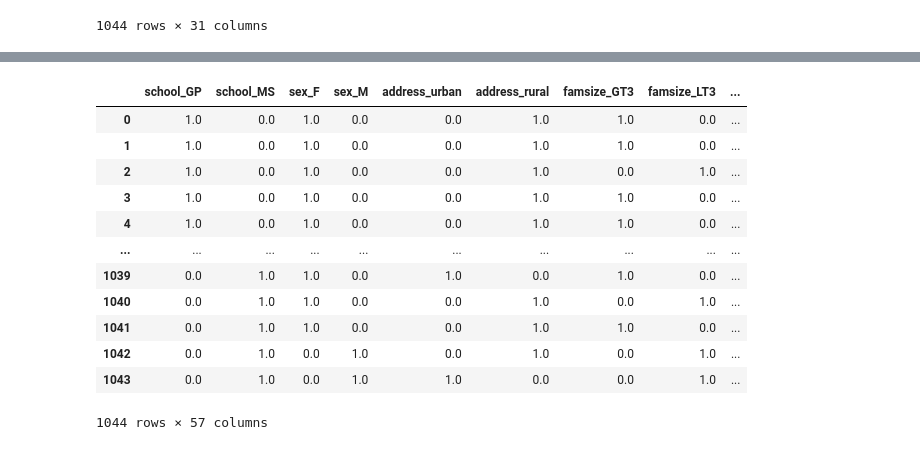
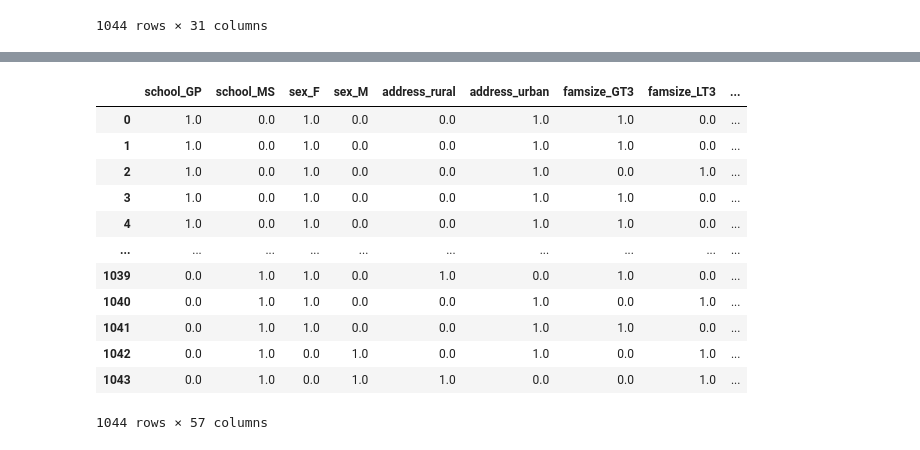
Before and after one commit to MShimer33/MachineLearningFinalProject, a Jupyter notebook: education.ipynb, the cells around one changed output, grey strips where cells are left out. Saved outputs shown, nothing was run; the diff lists cells and outputs as text; code cells hidden in the pictures.

Commit message:
Fixed order of feature names from preprocessor

```diff
--- a/education.ipynb
+++ b/education.ipynb
@@ -188,11 +177,8 @@ data.head(100)
 
 class RemoveUnwantedFeatures(BaseEstimator, TransformerMixin):
     """
-    Removes samples with outliers in the max_temp feature. All samples with a higher max_temp than
-    max_value and a lower max_temp than min_value. If either of those values is None,
-    that bound is not used. By default this removes nothing.
-
-    This operates during fit() only and not transform().
+    Drops the unwanted features. Since our target feature is the final grade we will not need
+    the first and second semester grades. So this will remove "G1" and "G2".
     """
     def __init__(self, features=None):
         super().__init__()
@@ -207,7 +193,7 @@ class RemoveUnwantedFeatures(BaseEstimator, TransformerMixin):
 
 class ConvertNumbersToIntegers(BaseEstimator, TransformerMixin):
     """
-    Takes the log of features to convert them from a log distribution to a normal distribution
+    Converts all numerical objects to objects of type int.
     """
     def __init__(self):
         super().__init__()
@@ -239,7 +225,7 @@ class LogTransformData(BaseEstimator, TransformerMixin):
 
 class ConvertToDataFrame(BaseEstimator, TransformerMixin):
     """
-    After running imputer the DateFrame is converted to a numpy array, this function converts the
+    After running oneHotEncoder the DateFrame is converted to a numpy array, this function converts the
     numpy array back into a DataFrame
     """
     def __init__(self):
@@ -248,36 +234,35 @@ class ConvertToDataFrame(BaseEstimator, TransformerMixin):
     def fit(self, X, y=None, **kwargs): return self
 
     def transform(self, X):
-        #X = X.copy()
-        X = pd.DataFrame(X, columns=["school_GP", "school_MS", "sex_F", "sex_M", "address_urban", "address_rural", "famsize_GT3", "famsize_LT3", "Pstatus_apart", "Pstatus_together",
-    "Mjob_home", "Mjob_health", "Mjob_other", "Mjob_services", "Mjob_teacher", "Fjob_teacher", "Fjob_other", "Fjob_services", "Fjob_health", "Fjob_home",
-    "guardian_mother", "guardian_father", "guardian_other", "reason_course", "reason_other", "reason_home", "reason_reputation", "schoolsup_yes", "schoolsup_no",
-    "famsup_no", "famsup_yes", "paid_no", "paid_yes", "activities_no", "activites_yes", "nursery_yes", "nursery_no", "higher_yes", "higher_no",
+        X = pd.DataFrame(X, columns=["school_GP", "school_MS", "sex_F", "sex_M", "address_rural", "address_urban", "famsize_GT3", "famsize_LT3", "Pstatus_apart", "Pstatus_together",
+    "Mjob_home", "Mjob_health", "Mjob_other", "Mjob_services", "Mjob_teacher", "Fjob_home", "Fjob_health", "Fjob_other", "Fjob_services", "Fjob_teacher",
+    "guardian_father", "guardian_mother", "guardian_other", "reason_course", "reason_other", "reason_home", "reason_reputation", "schoolsup_no", "schoolsup_yes",
+    "famsup_no", "famsup_yes", "paid_no", "paid_yes", "activities_no", "activites_yes", "nursery_no", "nursery_yes", "higher_no", "higher_yes",
     "internet_no", "internet_yes", "romantic_no", "romantic_yes", "age", "Medu", "Fedu", "traveltime", "studytime", "failures", "famrel", "freetime",
     "goout", "Dalc", "Walc", "health", "absences", "G3"])
         return X
 # %%
 data = data_copy
 
 preprocessor = Pipeline([
 
     ('drop_features', RemoveUnwantedFeatures(features=["G1", "G2"])),
     ('convert_to_int', ConvertNumbersToIntegers()),
     ('log_transform', LogTransformData(features=["traveltime", "failures", "Dalc", "absences"])),
 
-    ('split_off_log_normal', ColumnTransformer(transformers=[
+    ('column_transform_one_hot', ColumnTransformer(transformers=[
         ('one_hot_encoder', OneHotEncoder(), ['school', 'sex', 'address', 'famsize', 'Pstatus', 'Mjob', 'Fjob', 'guardian', 'reason',
-        'schoolsup', 'famsup', 'paid', 'activities','nursery', 'higher', 'internet', 'romantic']),  # median_income
+        'schoolsup', 'famsup', 'paid', 'activities','nursery', 'higher', 'internet', 'romantic']),
     ], remainder='passthrough')),
     ('scaler', MinMaxScaler()),
     ('convert_to_dataframe', ConvertToDataFrame())
 
 ])
 
 
-pd.DataFrame(preprocessor.fit_transform(data))
+preprocessor.fit_transform(data)
 # %% [output]
-|  | school_GP | school_MS | sex_F | sex_M | address_urban | address_rural | famsize_GT3 | famsize_LT3 | ... |
+|  | school_GP | school_MS | sex_F | sex_M | address_rural | address_urban | famsize_GT3 | famsize_LT3 | ... |
 | 0 | 1.0 | 0.0 | 1.0 | 0.0 | 0.0 | 1.0 | 1.0 | 0.0 | ... |
 | 1 | 1.0 | 0.0 | 1.0 | 0.0 | 0.0 | 1.0 | 1.0 | 0.0 | ... |
 | 2 | 1.0 | 0.0 | 1.0 | 0.0 | 0.0 | 1.0 | 0.0 | 1.0 | ... |
```
Also changed, not shown: parts of 3 cells of this notebook.
